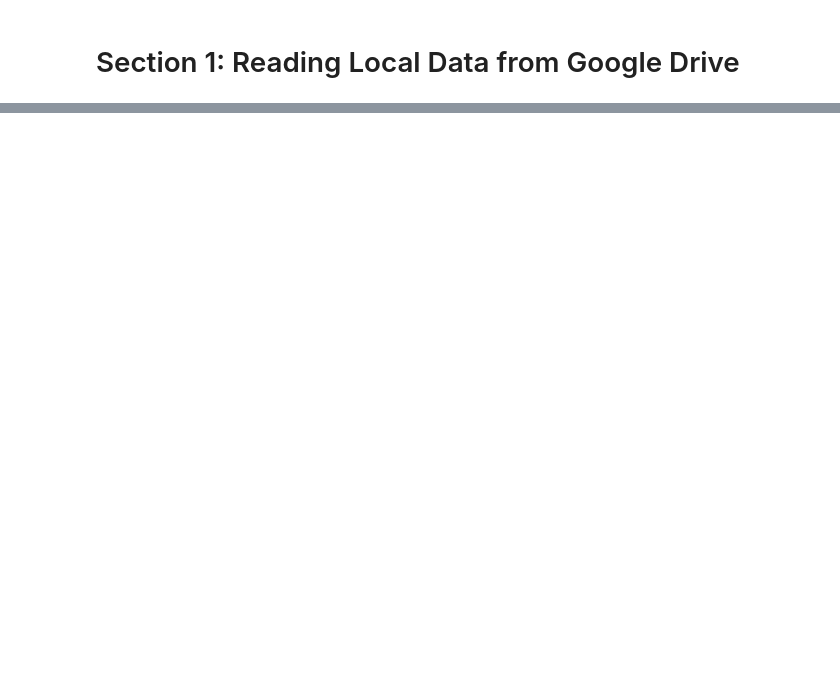
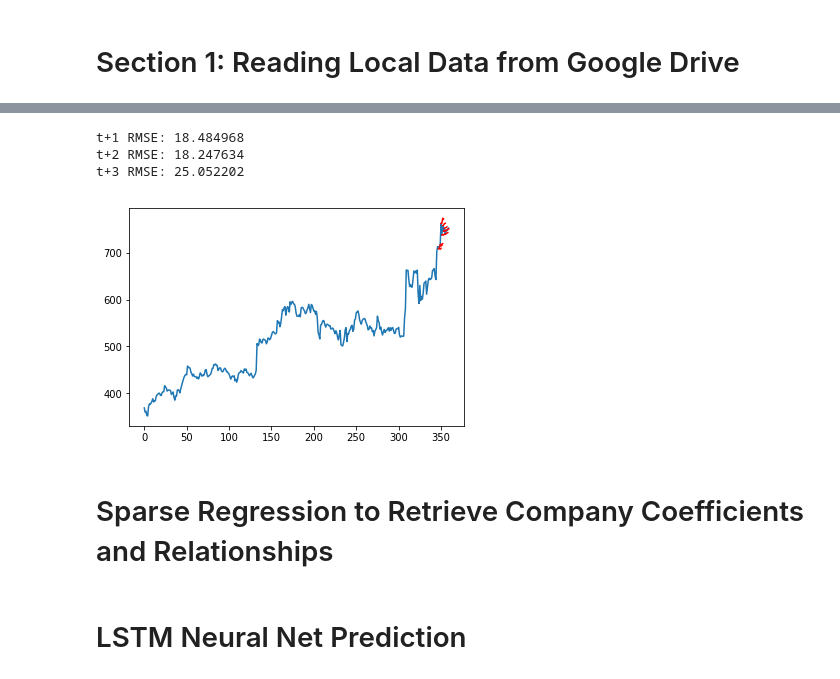
Before and after one commit to hungngo97/Network-Graphical-Dependencies, a Jupyter notebook: main.ipynb, the cells around one changed output, grey strips where cells are left out. Drawn from its saved outputs; the diff is of its cells as text; code cells hidden in the pictures; blank space fills up the shorter version.

```diff
--- a/main.ipynb
+++ b/main.ipynb
@@ -139,0 +570,28 @@ date
+# %%
+series = df['googl']
+# configure
+n_lag = 1
+n_seq = 3
+n_test = 10
+n_epochs = 1500
+n_batch = 1
+n_neurons = 1
+# prepare data
+scaler, train, test = prepare_data(series, n_test, n_lag, n_seq)
+# fit model
+model = fit_lstm(train, n_lag, n_seq, n_batch, n_epochs, n_neurons)
+# make forecasts
+forecasts = make_forecasts(model, n_batch, train, test, n_lag, n_seq)
+# inverse transform forecasts and test
+forecasts = inverse_transform(series, forecasts, scaler, n_test+2)
+actual = [row[n_lag:] for row in test]
+actual = inverse_transform(series, actual, scaler, n_test+2)
+# evaluate forecasts
+evaluate_forecasts(actual, forecasts, n_lag, n_seq)
+# plot forecasts
+plot_forecasts(series, forecasts, n_test+2)
+# %% [output]
+t+1 RMSE: 18.484968
+t+2 RMSE: 18.247634
+t+3 RMSE: 25.052202
+[figure, added]
@@ -139,0 +613,4 @@ date
+# %% [markdown]
+# Sparse Regression to Retrieve Company Coefficients and Relationships
+# %% [markdown]
+# LSTM Neural Net Prediction
```
Also changed, not shown: parts of 38 cells of this notebook.
